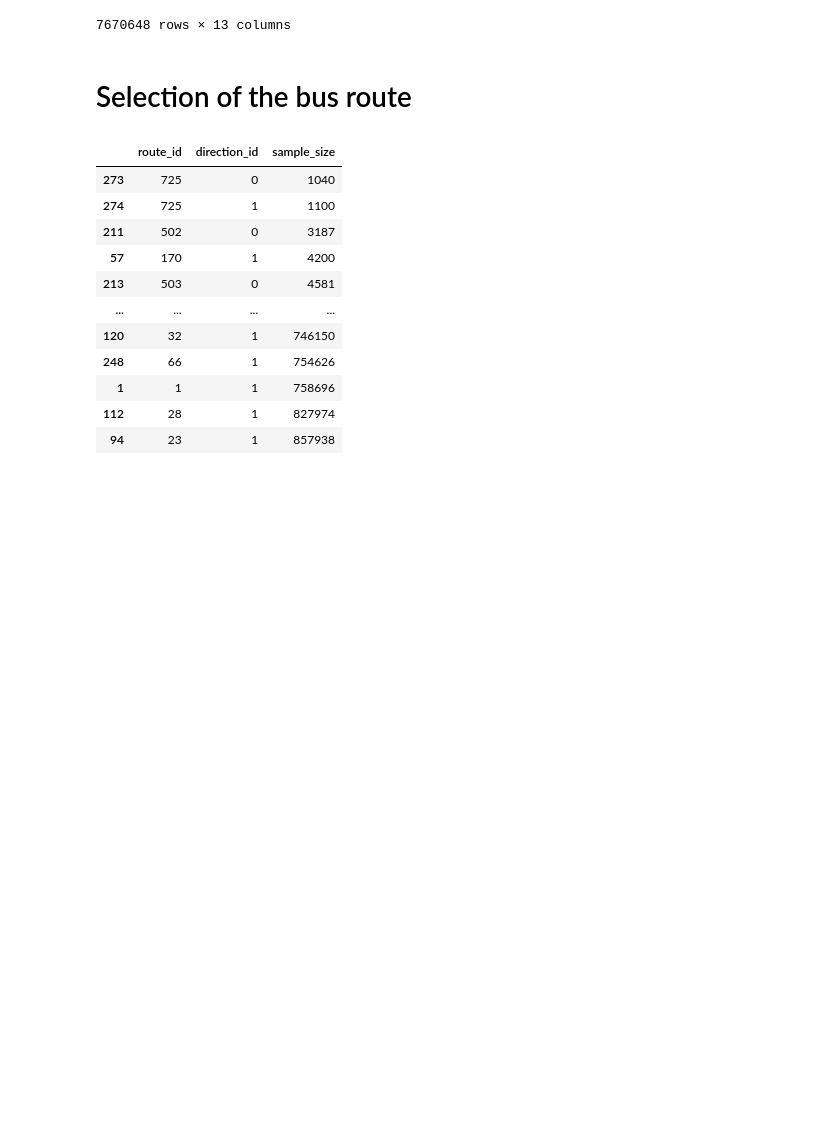
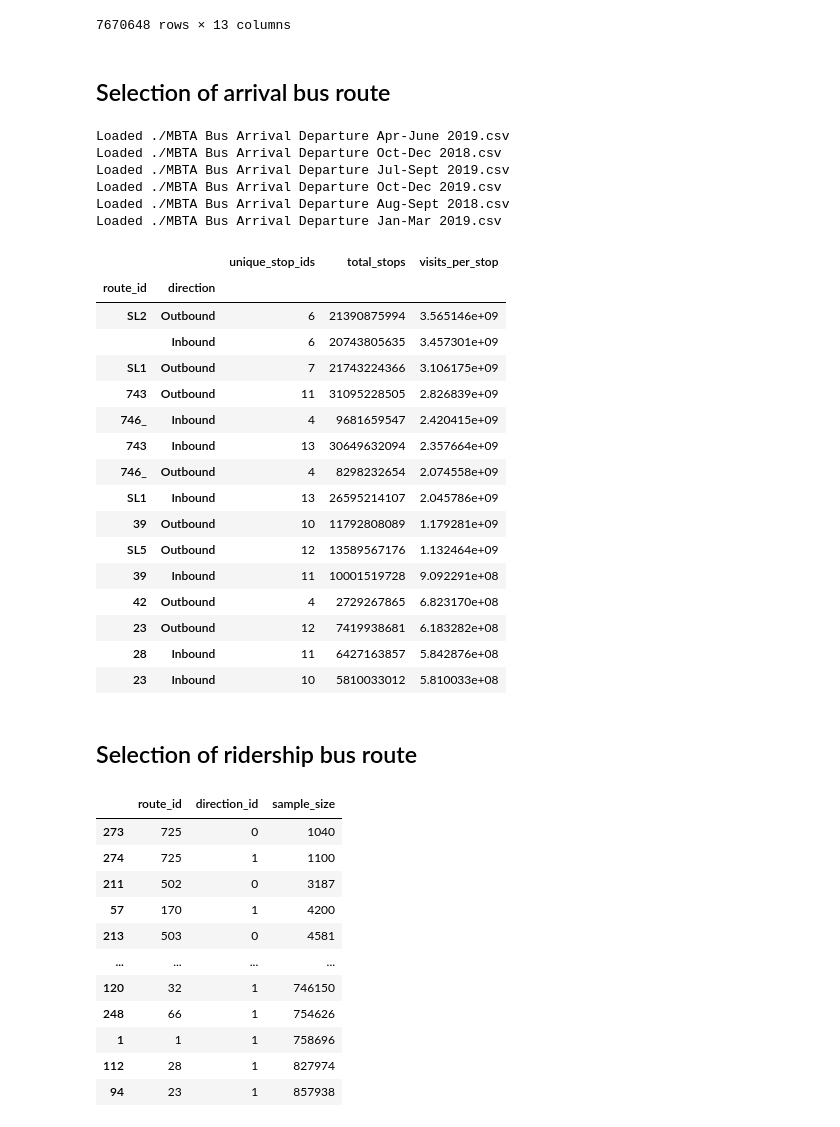
Before and after one commit to notAlex2/pgm-public-transit, a Jupyter notebook: main.ipynb, the cells around one changed output. Cells and saved outputs as stored; diff of their text form; code cells hidden in the pictures; blank space fills up the shorter version.

```diff
--- a/main.ipynb
+++ b/main.ipynb
@@ -137,7 +99,58 @@ df2
 | 7670647 | 2019-06-30 | SL5 | Outbound | 44045095.0 | 64 | Dudly | 12.0 | Endpoint | ... |
 7670648 rows × 13 columns
 # %% [markdown]
-# Selection of the bus route
+## Selection of arrival bus route
+# %%
+from operator import add
+import glob
+
+del df2
+
+bus_arrival_files = glob.glob('./*.csv')
+
+df_cumulative = pd.DataFrame()
+for f in bus_arrival_files:
+  df_tmp = pd.read_csv(f)
+  df_cumulative = df_cumulative.append(df_tmp[['route_id','direction','stop_id']])
+  print(f"Loaded {f}")
+
+del df_tmp
+# %% [output]
+Loaded ./MBTA Bus Arrival Departure Apr-June 2019.csv
+Loaded ./MBTA Bus Arrival Departure Oct-Dec 2018.csv
+Loaded ./MBTA Bus Arrival Departure Jul-Sept 2019.csv
+Loaded ./MBTA Bus Arrival Departure Oct-Dec 2019.csv
+Loaded ./MBTA Bus Arrival Departure Aug-Sept 2018.csv
+Loaded ./MBTA Bus Arrival Departure Jan-Mar 2019.csv
+# %%
+# Calculate visits per stop
+group = df_cumulative[['route_id','direction','stop_id']].groupby(['route_id','direction'])
+unique_stops = group.nunique().rename(columns={"stop_id":"unique_stop_ids"})
+total_stops = group.sum().rename(columns={"stop_id":"total_stops"})
+stops = pd.merge(unique_stops, total_stops, left_index=True, right_index=True)
+stops['visits_per_stop'] = stops['total_stops'] / stops['unique_stop_ids']
+# %%
+stops.sort_values('visits_per_stop', ascending=False).head(15)
+# %% [output]
+|  |  | unique_stop_ids | total_stops | visits_per_stop |
+| route_id | direction |  |  |  |
+| SL2 | Outbound | 6 | 21390875994 | 3.565146e+09 |
+|  | Inbound | 6 | 20743805635 | 3.457301e+09 |
+| SL1 | Outbound | 7 | 21743224366 | 3.106175e+09 |
+| 743 | Outbound | 11 | 31095228505 | 2.826839e+09 |
+| 746_ | Inbound | 4 | 9681659547 | 2.420415e+09 |
+| 743 | Inbound | 13 | 30649632094 | 2.357664e+09 |
+| 746_ | Outbound | 4 | 8298232654 | 2.074558e+09 |
+| SL1 | Inbound | 13 | 26595214107 | 2.045786e+09 |
+| 39 | Outbound | 10 | 11792808089 | 1.179281e+09 |
+| SL5 | Outbound | 12 | 13589567176 | 1.132464e+09 |
+| 39 | Inbound | 11 | 10001519728 | 9.092291e+08 |
+| 42 | Outbound | 4 | 2729267865 | 6.823170e+08 |
+| 23 | Outbound | 12 | 7419938681 | 6.183282e+08 |
+| 28 | Inbound | 11 | 6427163857 | 5.842876e+08 |
+| 23 | Inbound | 10 | 5810033012 | 5.810033e+08 |
+# %% [markdown]
+## Selection of ridership bus route
 # %%
 tot_sample_size = df.groupby(by=['route_id', 'direction_id'], as_index=False)['sample_size'].sum()
 tot_sample_size.sort_values(by = 'sample_size')
```
Also changed, not shown: parts of 10 cells of this notebook.
